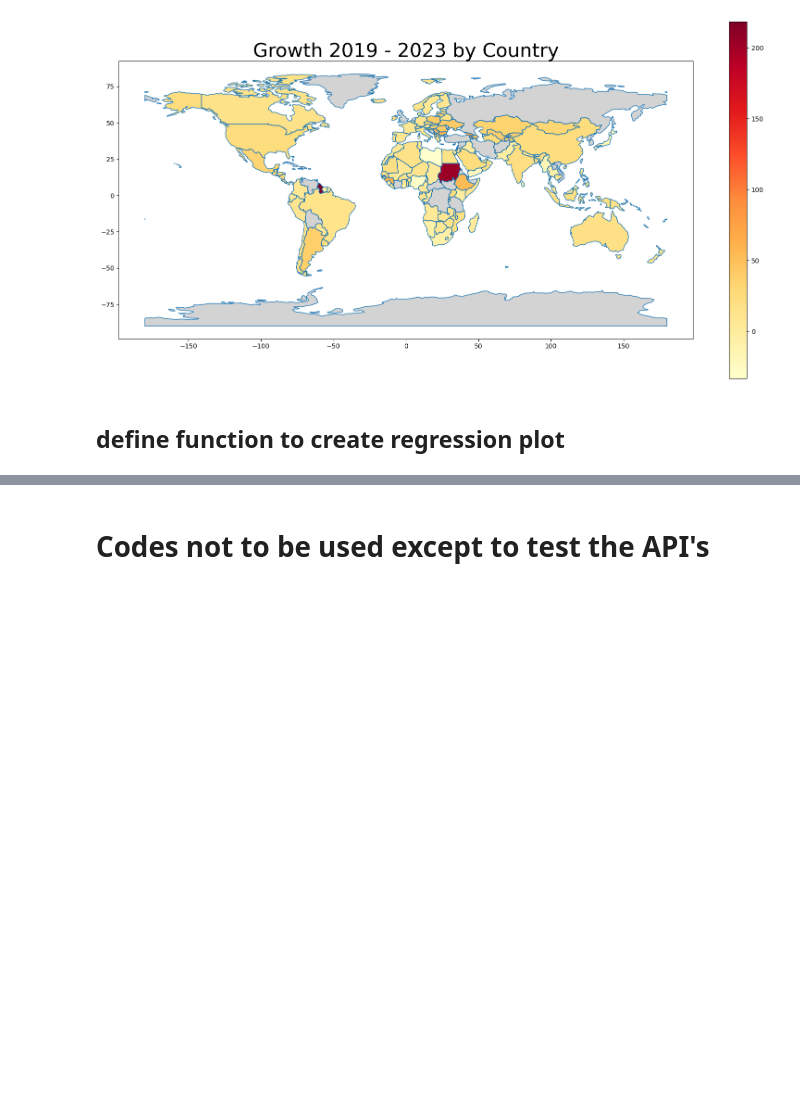
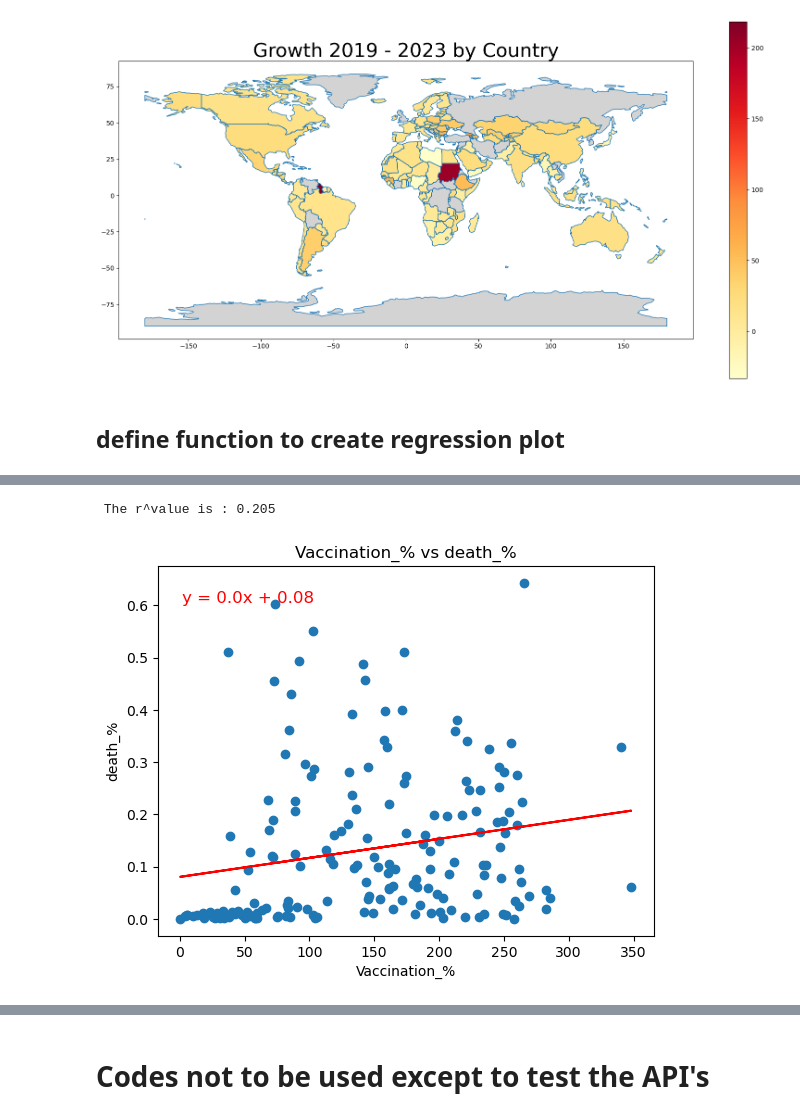
Before and after one commit to nazimben25/project1_group2, a Jupyter notebook: q4_death_vs_vaccination.ipynb, the cells around one changed output, grey strips where cells are left out. Saved outputs shown, nothing was run; the diff lists cells and outputs as text; code cells hidden in the pictures; blank space fills up the shorter version.

```diff
--- a/q4_death_vs_vaccination.ipynb
+++ b/q4_death_vs_vaccination.ipynb
@@ -775,0 +764,7 @@ plt.show()
+# %%
+# Build scatter plot for vaccination vs deaths
+
+regression_plot(data1,'Vaccination_%', 'death_%')
+# %% [output]
+ The r^value is : 0.205
+[figure, added]
```
Also changed, not shown: parts of 11 cells of this notebook, 7 other files.
